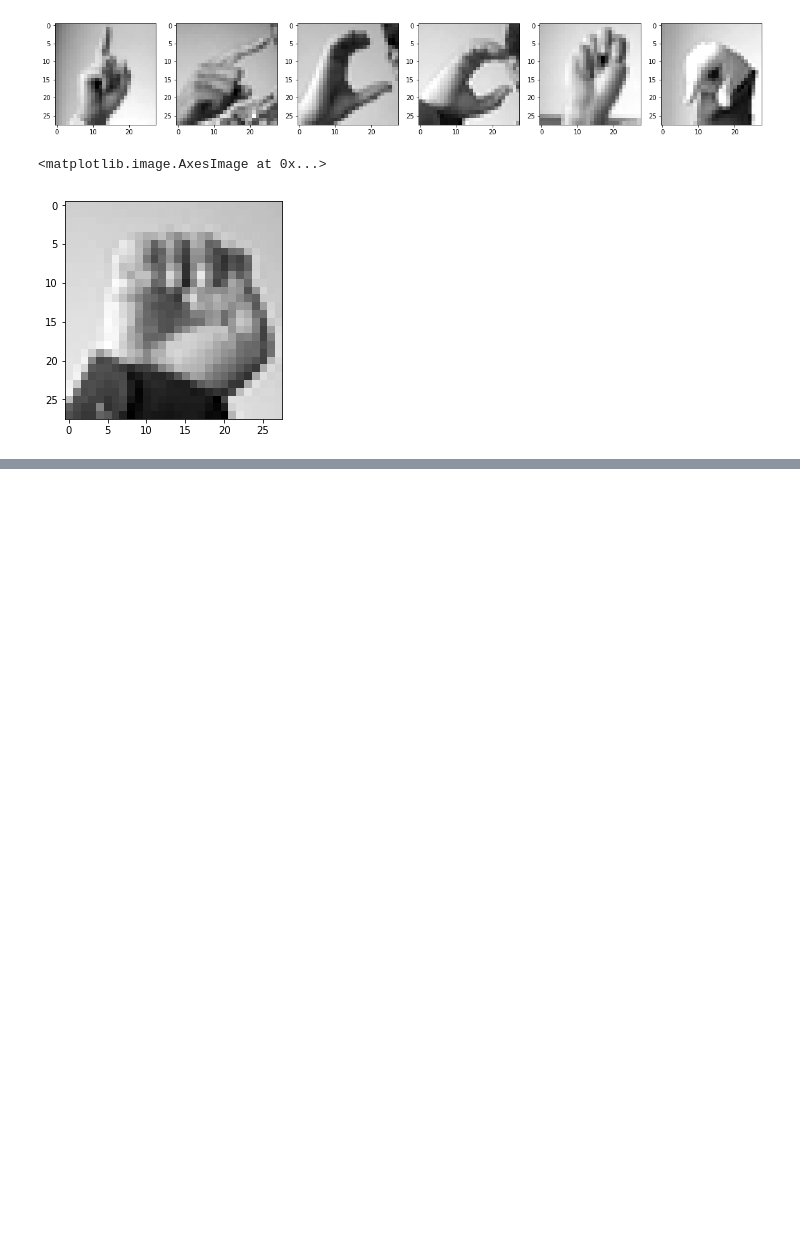
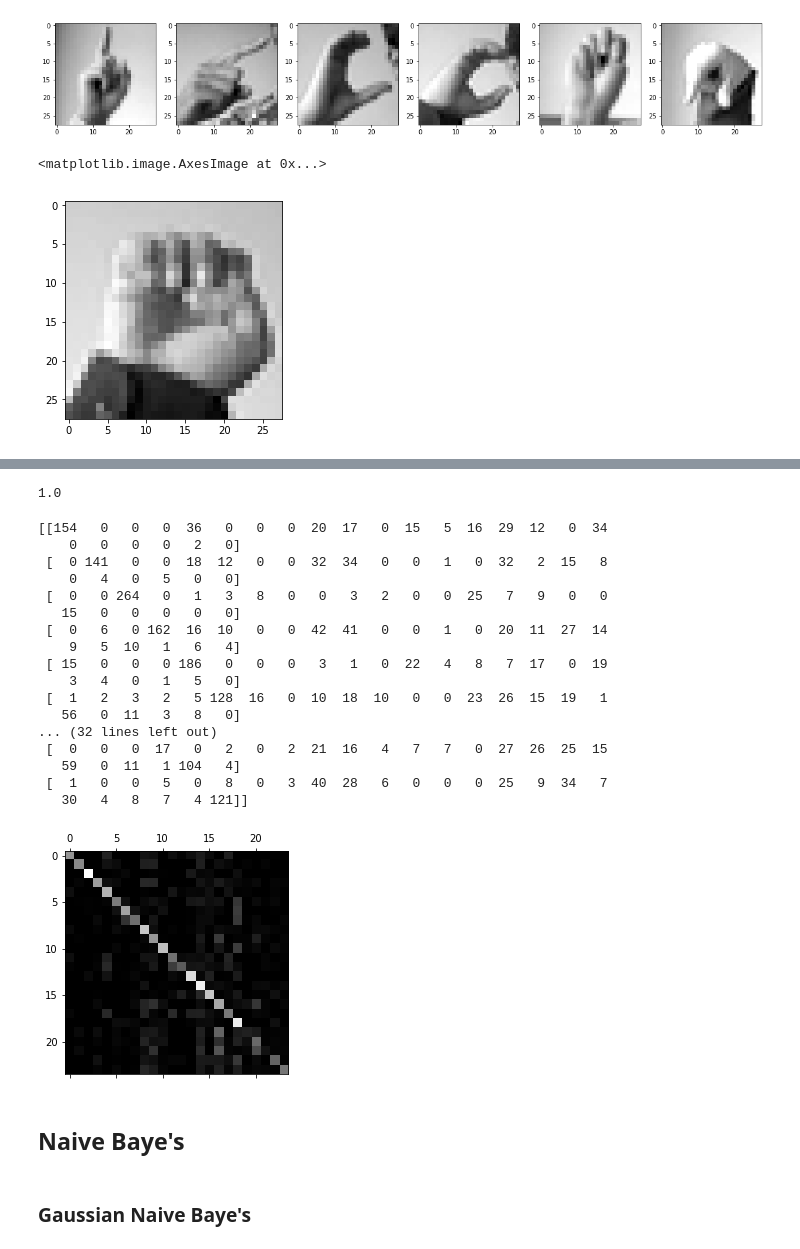
Before and after one commit to samyak1903/Hand-Signs-Dataset, a Jupyter notebook: HandSignsData.ipynb, the cells around one changed output, grey strips where cells are left out. Drawn from its saved outputs; the diff is of its cells as text; code cells hidden in the pictures; blank space fills up the shorter version.

```diff
--- a/HandSignsData.ipynb
+++ b/HandSignsData.ipynb
@@ -120,0 +154,3 @@ plt.imshow(sample,cmap=plt.cm.gray)
+# %%
+from sklearn.model_selection import train_test_split
+train_x , test_x , train_y , test_y = train_test_split(x2 , y2 , test_size = 0.3 , random_state =0)
@@ -120,0 +220,5 @@ plt.imshow(sample,cmap=plt.cm.gray)
+# %%
+from sklearn.linear_model import LogisticRegression
+model = LogisticRegression()
+model.fit(train_x , train_y)
+pred_y = model.predict(test_x)
@@ -120,0 +247,31 @@ plt.imshow(sample,cmap=plt.cm.gray)
+# %%
+print(accuracy_score(test_y ,pred_y))
+# %% [output]
+1.0
+# %%
+print(confusion_matrix(test_y ,pred_y))
+plt.matshow(confusion_matrix(test_y ,pred_y) , cmap = plt.cm.gray, )
+plt.show()
+# %% [output]
+[[154   0   0   0  36   0   0   0  20  17   0  15   5  16  29  12   0  34
+    0   0   0   0   2   0]
+ [  0 141   0   0  18  12   0   0  32  34   0   0   1   0  32   2  15   8
+    0   4   0   5   0   0]
+ [  0   0 264   0   1   3   8   0   0   3   2   0   0  25   7   9   0   0
+   15   0   0   0   0   0]
+ [  0   6   0 162  16  10   0   0  42  41   0   0   1   0  20  11  27  14
+    9   5  10   1   6   4]
+ [ 15   0   0   0 186   0   0   0   3   1   0  22   4   8   7  17   0  19
+    3   4   0   1   5   0]
+ [  1   2   3   2   5 128  16   0  10  18  10   0   0  23  26  15  19   1
+   56   0  11   3   8   0]
+... (32 lines left out)
+ [  0   0   0  17   0   2   0   2  21  16   4   7   7   0  27  26  25  15
+   59   0  11   1 104   4]
+ [  1   0   0   5   0   8   0   3  40  28   6   0   0   0  25   9  34   7
+   30   4   8   7   4 121]]
+[figure, added]
+# %% [markdown]
+## Naive Baye's
+# %% [markdown]
+### Gaussian Naive Baye's
```
Also changed, not shown: parts of 64 cells of this notebook.
